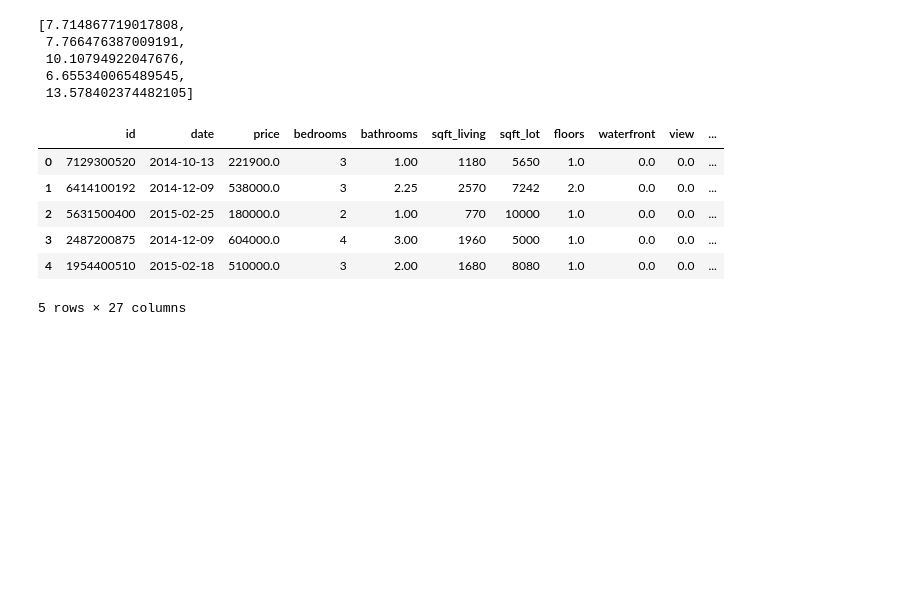
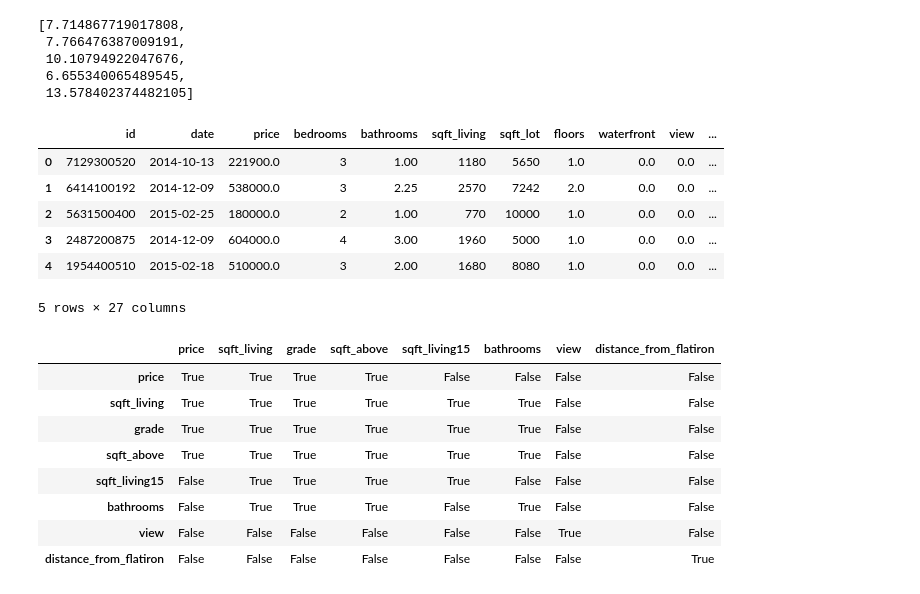
Before and after one commit to A92e/kingcountyWA_home_price_predictor, a Jupyter notebook: kevin_zip_wip.ipynb, the cells around one changed output. Cells and saved outputs as stored; diff of their text form; code cells hidden in the pictures; blank space fills up the shorter version.

```diff
--- a/kevin_zip_wip.ipynb
+++ b/kevin_zip_wip.ipynb
@@ -97,0 +92,12 @@ df.head()
+# %%
+abs(df7.corr()) >.60
+# %% [output]
+|  | price | sqft_living | grade | sqft_above | sqft_living15 | bathrooms | view | distance_from_flatiron |
+| price | True | True | True | True | False | False | False | False |
+| sqft_living | True | True | True | True | True | True | False | False |
+| grade | True | True | True | True | True | True | False | False |
+| sqft_above | True | True | True | True | True | True | False | False |
+| sqft_living15 | False | True | True | True | True | False | False | False |
+| bathrooms | False | True | True | True | False | True | False | False |
+| view | False | False | False | False | False | False | True | False |
+| distance_from_flatiron | False | False | False | False | False | False | False | True |
```
Also changed, not shown: parts of 13 cells of this notebook.
